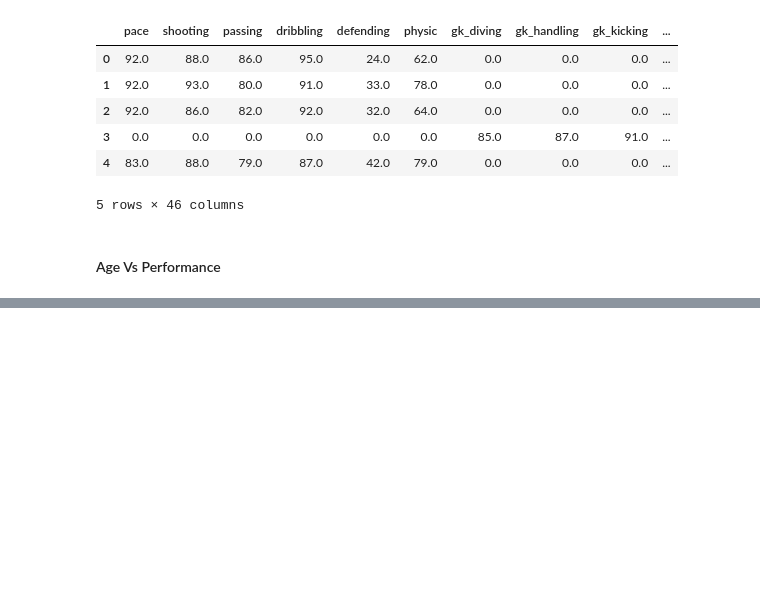
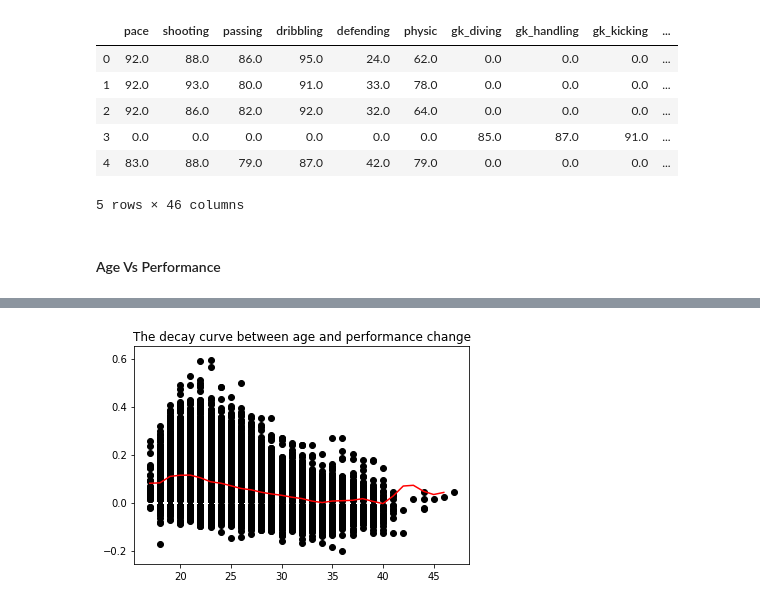
Before and after one commit to tmclouisluk/FIFA-players-Data-Analysis, a Jupyter notebook: project.ipynb, the cells around one changed output, grey strips where cells are left out. Saved outputs shown, nothing was run; the diff lists cells and outputs as text; code cells hidden in the pictures; blank space fills up the shorter version.

```diff
--- a/project.ipynb
+++ b/project.ipynb
@@ -116,0 +202,17 @@ data_y_standard.head()
+# %%
+age_min = int(fifa_performance_sorted_years_non_zero_change['age'].min())
+age_max = int(fifa_performance_sorted_years_non_zero_change['age'].max())
+
+age_range = np.arange(age_min, age_max).reshape(-1, 1)
+# %%
+from sklearn.svm import SVR
+
+svr_rbf = SVR(kernel='rbf', C=100, gamma=0.1, epsilon=.1)
+svr_rbf.fit(x_train, y_train)
+svr_predit = svr_rbf.predict(age_range)
+plt.scatter(fifa_performance_X, fifa_performance_Y, c='k')
+plt.plot(age_range, svr_predit, c='r')
+plt.title("The decay curve between age and performance change")
+plt.show()
+# %% [output]
+[figure, added]
```
Also changed, not shown: parts of 11 cells of this notebook.
